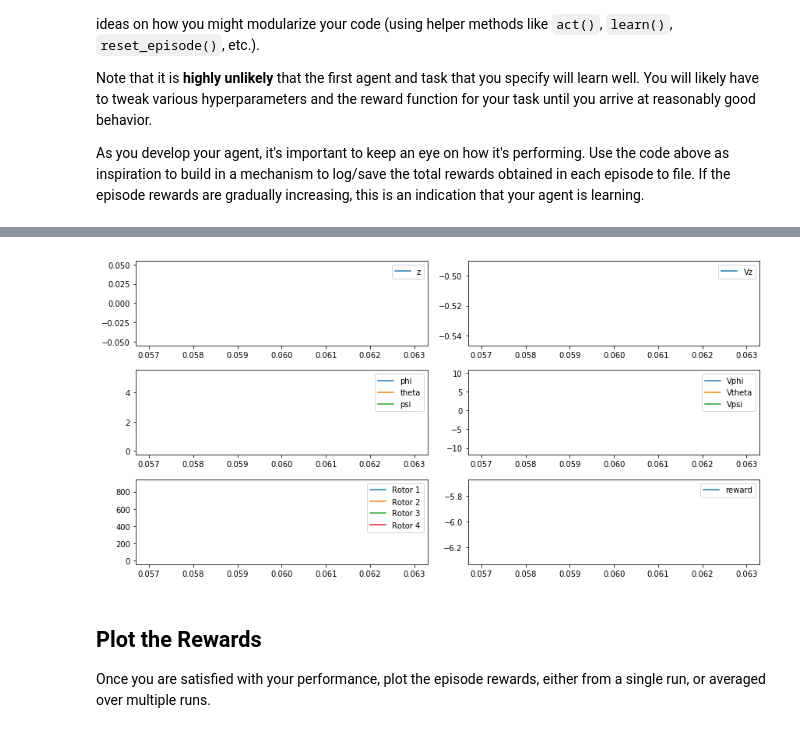
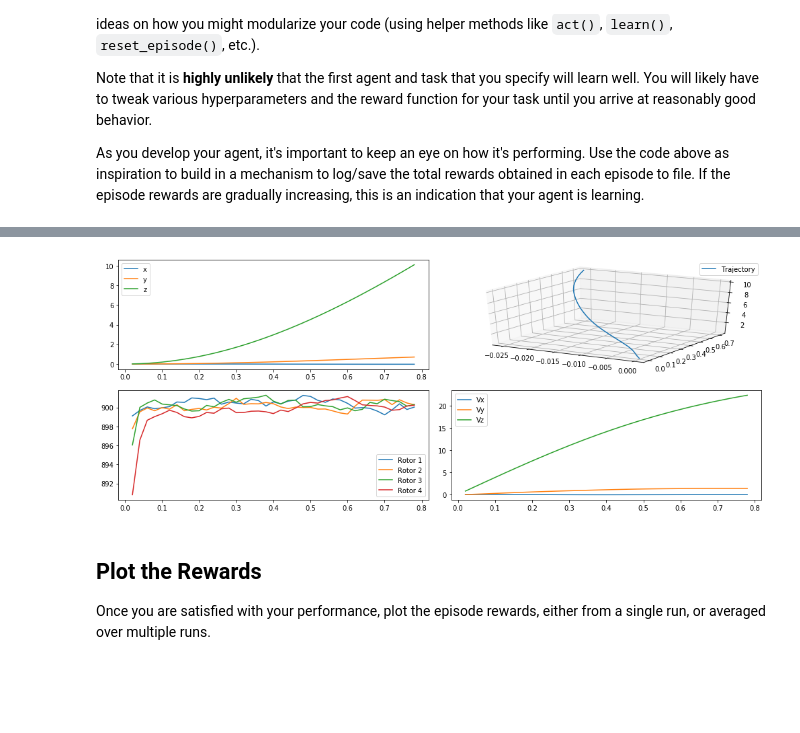
Before and after one commit to gregoriomezquita/RL-Quadcopter-2, a Jupyter notebook: Quadcopter_Project.ipynb, the cells around one changed output, grey strips where cells are left out. Drawn from its saved outputs; the diff is of its cells as text; code cells hidden in the pictures; blank space fills up the shorter version.

```diff
--- a/Quadcopter_Project.ipynb
+++ b/Quadcopter_Project.ipynb
@@ -262,50 +274,58 @@ Episode =  400, reward =  -6.003
 # %%
 import matplotlib.pyplot as plt
+from mpl_toolkits.mplot3d import Axes3D
 %matplotlib inline
 
-fig = plt.figure(figsize=(12, 6))
+
+fig = plt.figure(figsize=(14, 8))
 # position
 plt.subplot(3, 2, 1)
-#plt.plot(task.records['time'], task.records['x'], label='x')
-#plt.plot(task.records['time'], task.records['y'], label='y')
+plt.plot(task.records['time'], task.records['x'], label='x')
+plt.plot(task.records['time'], task.records['y'], label='y')
 plt.plot(task.records['time'], task.records['z'], label='z')
 plt.legend()
 # Velocity
-plt.subplot(3, 2, 2)
-#plt.plot(task.records['time'], task.records['x_velocity'], label='Vx')
-#plt.plot(task.records['time'], task.records['y_velocity'], label='Vy')
+plt.subplot(3, 2, 4)
+plt.plot(task.records['time'], task.records['x_velocity'], label='Vx')
+plt.plot(task.records['time'], task.records['y_velocity'], label='Vy')
 plt.plot(task.records['time'], task.records['z_velocity'], label='Vz')
 plt.legend()
 # angular position
+#plt.subplot(3, 2, 3)
+#plt.plot(task.records['time'], task.records['phi'], label='phi')
+#plt.plot(task.records['time'], task.records['theta'], label='theta')
+#plt.plot(task.records['time'], task.records['psi'], label='psi')
+#plt.legend()
+# angular Velocity
+#plt.subplot(3, 2, 4)
+#plt.plot(task.records['time'], task.records['phi_velocity'], label='Vphi')
+#plt.plot(task.records['time'], task.records['theta_velocity'], label='Vtheta')
+#plt.plot(task.records['time'], task.records['psi_velocity'], label='Vpsi')
+#plt.legend()
+# rotor speeds
 plt.subplot(3, 2, 3)
-plt.plot(task.records['time'], task.records['phi'], label='phi')
-plt.plot(task.records['time'], task.records['theta'], label='theta')
-plt.plot(task.records['time'], task.records['psi'], label='psi')
-plt.legend()
-# angular Velocity
-plt.subplot(3, 2, 4)
-plt.plot(task.records['time'], task.records['phi_velocity'], label='Vphi')
-plt.plot(task.records['time'], task.records['theta_velocity'], label='Vtheta')
-plt.plot(task.records['time'], task.records['psi_velocity'], label='Vpsi')
-plt.legend()
-# rotor speeds
-plt.subplot(3, 2, 5)
 plt.plot(task.records['time'], task.records['rotor_speed1'], label='Rotor 1')
 plt.plot(task.records['time'], task.records['rotor_speed2'], label='Rotor 2')
 plt.plot(task.records['time'], task.records['rotor_speed3'], label='Rotor 3')
 plt.plot(task.records['time'], task.records['rotor_speed4'], label='Rotor 4')
 plt.legend()
 # Rewards
-plt.subplot(3, 2, 6)
-plt.plot(task.records['time'], task.records['reward'], label='reward')
+#plt.subplot(3, 2, 4)
+#plt.plot(task.records['time'], task.records['reward'], label='reward')
+#plt.legend()
+# Trajectory
+#ax = fig.add_subplot(322, projection='3d')
+plt.subplot(3, 2, 2, projection='3d')
+#ax = fig.gca(projection='3d')
+plt.plot(xs=task.records['x'], ys=task.records['y'], zs= task.records['z'], label='Trajectory')
 plt.legend()
 
-plt.legend()
+#plt.legend()
 #_ = plt.ylim()
 fig.tight_layout()
 plt.show()
 # %% [output]
-[figure, old version]
+[figure, new version]
 # %% [markdown]
 ## Plot the Rewards
 
```
Also changed, not shown: parts of 1 cell of this notebook.
